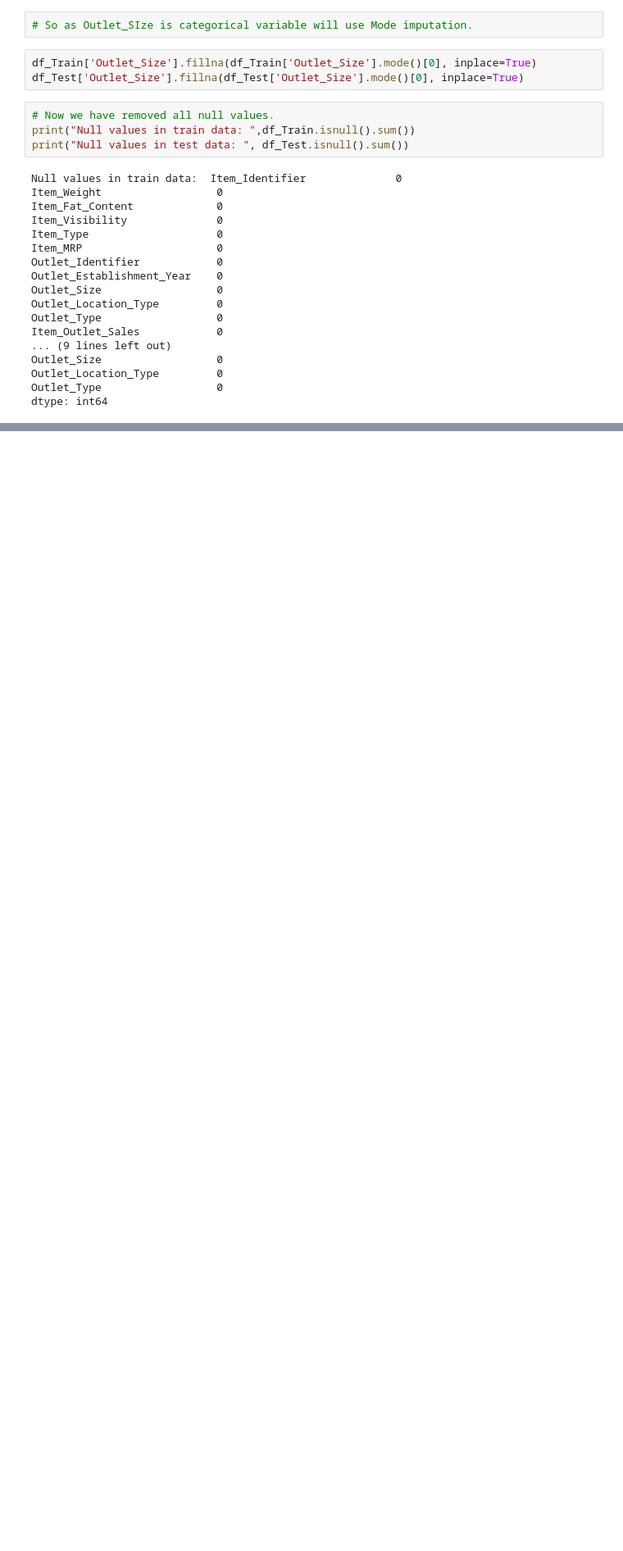
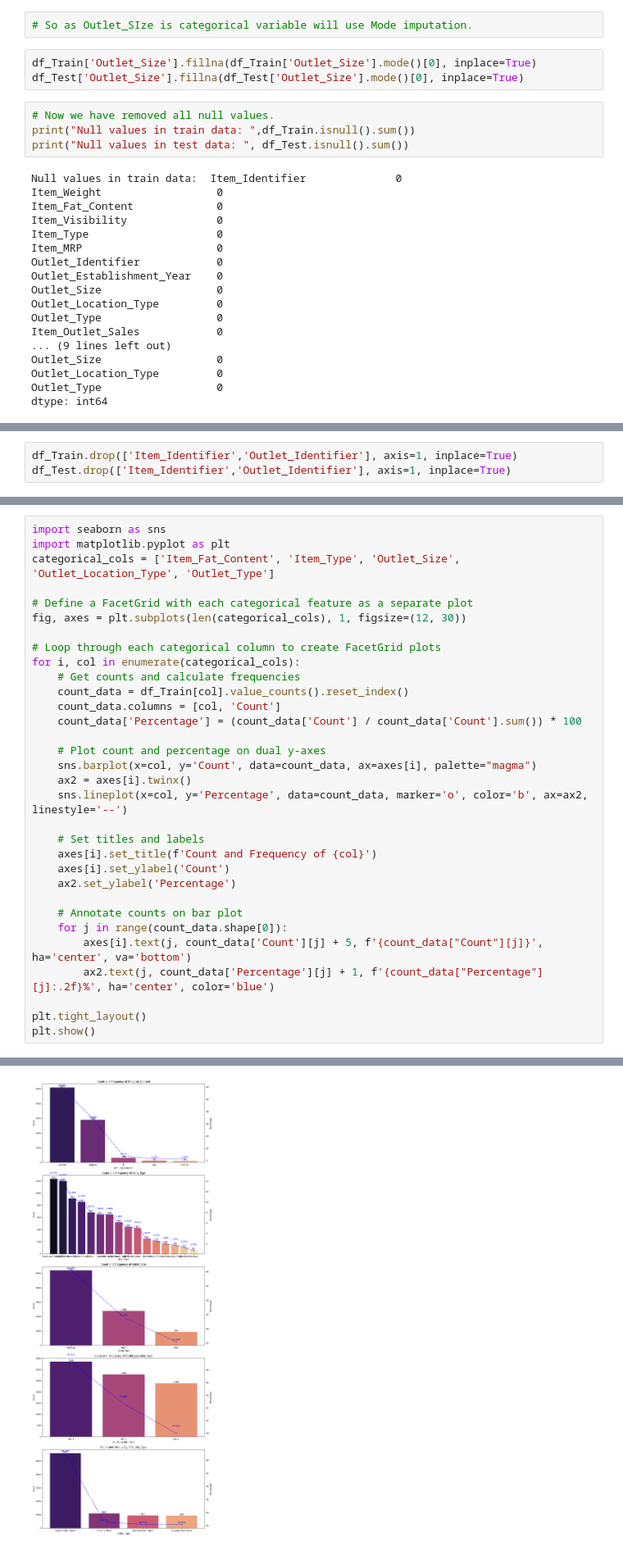
Before and after one commit to uttkarshagupta/Sales-Performance-Customer-Segmentation-using-End-to-End-Data-Analysis-and-machine-learning-project, a Jupyter notebook: Sales_Prediction.ipynb, the cells around one changed output, grey strips where cells are left out. Shown at 82% size. Saved outputs shown, nothing was run; the diff lists cells and outputs as text; blank space fills up the shorter version.

Commit message:
Started with data visualization.

```diff
--- a/Sales_Prediction.ipynb
+++ b/Sales_Prediction.ipynb
@@ -158,0 +164,3 @@ dtype: int64
+# %%
+df_Train.drop(['Item_Identifier','Outlet_Identifier'], axis=1, inplace=True)
+df_Test.drop(['Item_Identifier','Outlet_Identifier'], axis=1, inplace=True)
@@ -158,0 +187,33 @@ dtype: int64
+# %%
+import seaborn as sns
+import matplotlib.pyplot as plt
+categorical_cols = ['Item_Fat_Content', 'Item_Type', 'Outlet_Size', 'Outlet_Location_Type', 'Outlet_Type']
+
+# Define a FacetGrid with each categorical feature as a separate plot
+fig, axes = plt.subplots(len(categorical_cols), 1, figsize=(12, 30))
+
+# Loop through each categorical column to create FacetGrid plots
+for i, col in enumerate(categorical_cols):
+    # Get counts and calculate frequencies
+    count_data = df_Train[col].value_counts().reset_index()
+    count_data.columns = [col, 'Count']
+    count_data['Percentage'] = (count_data['Count'] / count_data['Count'].sum()) * 100
+
+    # Plot count and percentage on dual y-axes
+    sns.barplot(x=col, y='Count', data=count_data, ax=axes[i], palette="magma")
+    ax2 = axes[i].twinx()
+    sns.lineplot(x=col, y='Percentage', data=count_data, marker='o', color='b', ax=ax2, linestyle='--')
+
+    # Set titles and labels
+    axes[i].set_title(f'Count and Frequency of {col}')
+    axes[i].set_ylabel('Count')
+    ax2.set_ylabel('Percentage')
+
+    # Annotate counts on bar plot
+    for j in range(count_data.shape[0]):
+        axes[i].text(j, count_data['Count'][j] + 5, f'{count_data["Count"][j]}', ha='center', va='bottom')
+        ax2.text(j, count_data['Percentage'][j] + 1, f'{count_data["Percentage"][j]:.2f}%', ha='center', color='blue')
+
+plt.tight_layout()
+plt.show()
+# %% [output]
@@ -158,0 +239 @@ dtype: int64
+[figure, added]
```
Also changed, not shown: parts of 12 cells of this notebook, 1 other file.
